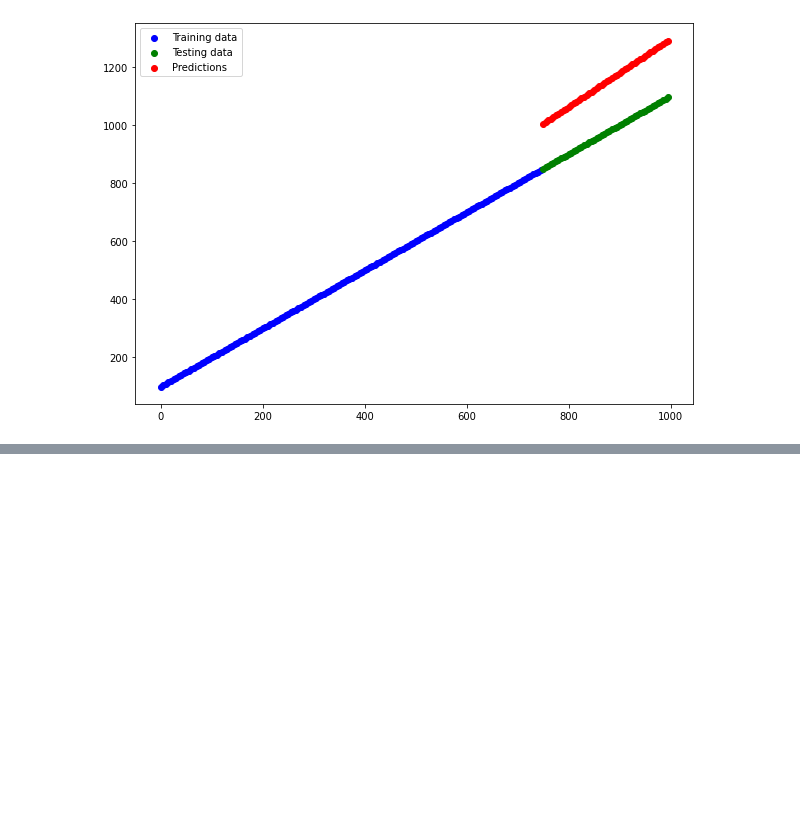
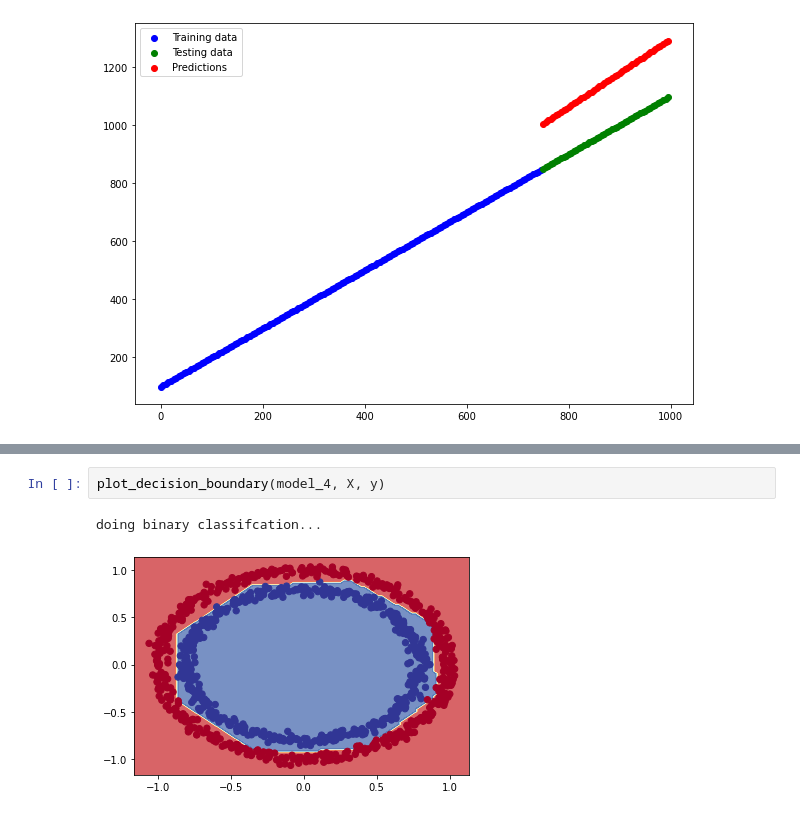
Before and after one commit to helloitsdaksh/Tensorflow_colab, a Jupyter notebook: 02_Neural_Network_Classification_In_Tensorflow.ipynb, the cells around one changed output, grey strips where cells are left out. Drawn from its saved outputs; the diff is of its cells as text; blank space fills up the shorter version.

```diff
--- a/02_Neural_Network_Classification_In_Tensorflow.ipynb
+++ b/02_Neural_Network_Classification_In_Tensorflow.ipynb
@@ -371,0 +417,5 @@ plt.legend();
+# %%
+plot_decision_boundary(model_4, X, y)
+# %% [output]
+doing binary classifcation...
+[figure, added]
```
Also changed, not shown: parts of 3 cells of this notebook.
